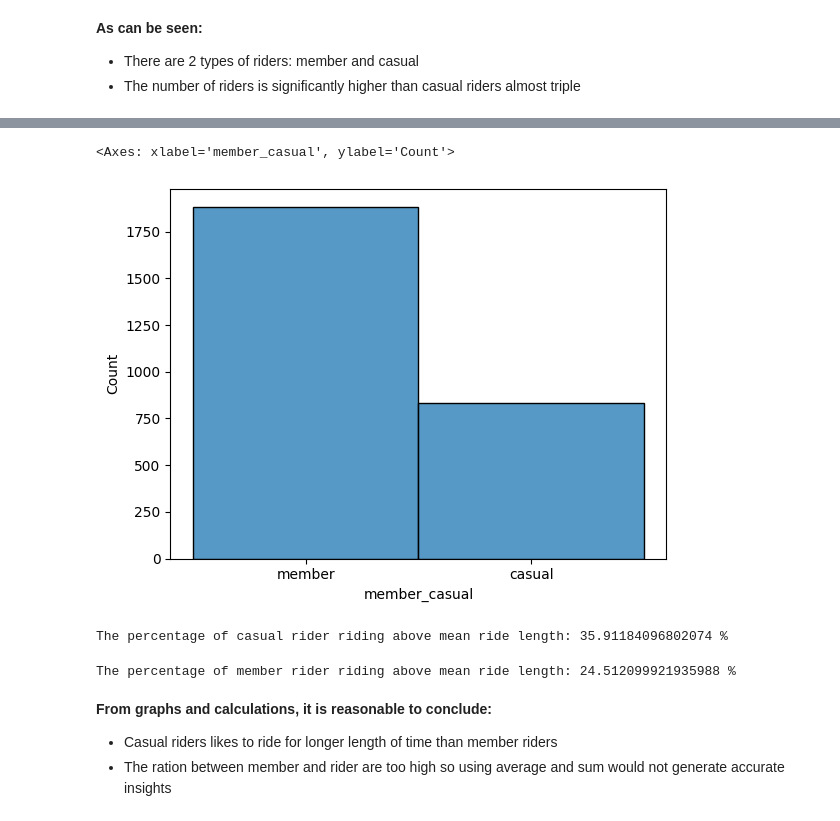
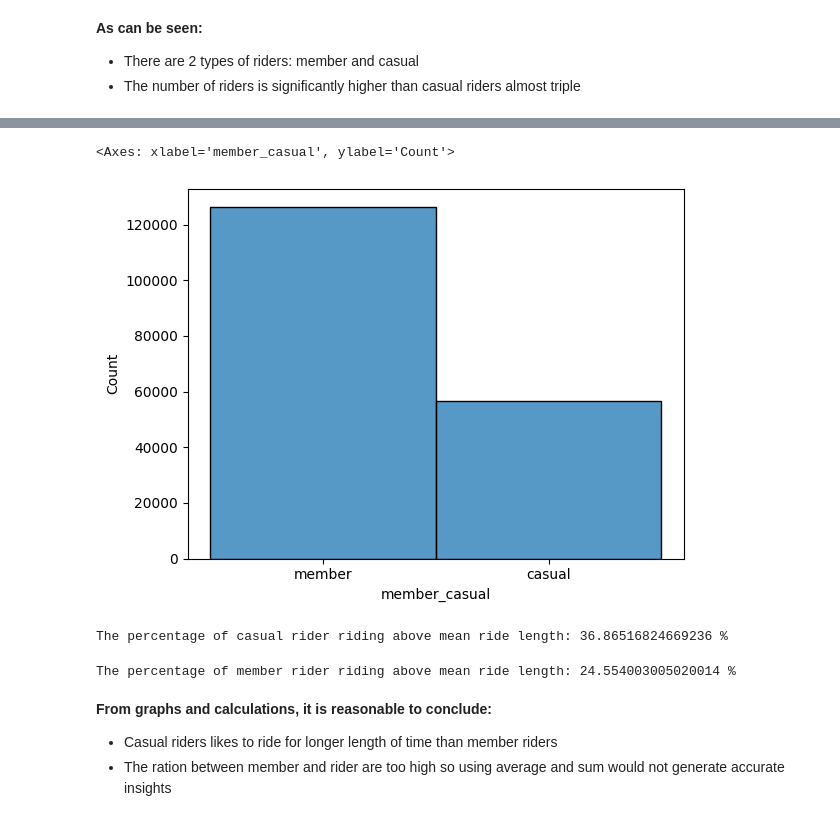
Before and after one commit to ndminh2003/Divvy_Bike_Case_Study_Analysis, a Jupyter notebook: divvy-casestudy.ipynb, the cells around one changed output, grey strips where cells are left out. Saved outputs shown, nothing was run; the diff lists cells and outputs as text; code cells hidden in the pictures.

```diff
--- a/divvy-casestudy.ipynb
+++ b/divvy-casestudy.ipynb
@@ -32,7 +32,7 @@ This dataset has been cleaned, transformed and sampled from GoogleBigQuery. In t
 # Understanding the data
 **Let's import the data**
 # %%
-df = pd.read_csv("/kaggle/input/divvy-sample/Final.csv")
+df = pd.read_csv("/kaggle/input/finaldivvy/bq-results-20240717-042041-1721190391637.csv")
 df.head(10)
 # %% [output]
 |  | ride_id | rideable_type | started_at | ended_at | start_station_name | start_station_id | end_station_name | ... |
@@ -81,7 +81,6 @@ memory usage: 1.3+ MB
 # %%
 df['started_at']=pd.to_datetime(df['started_at'])
 df['ended_at']=pd.to_datetime(df['ended_at'])
-df['ride_length']=df['ended_at']-df['started_at']
 # %%
 df.info()
 # %% [output]
@@ -143,19 +142,19 @@ sns.histplot(x=below_mean_rider['member_casual'])
 # %%
-above_mean_rider = df[df['ride_length']> np.mean(df['ride_length'])]
+above_mean_rider = df[df['ride_length_secs']> np.mean(df['ride_length_secs'])]
 sns.histplot(x=above_mean_rider['member_casual'])
 # %% [output]
 <Axes: xlabel='member_casual', ylabel='Count'>
-[figure, old version]
+[figure, new version]
 # %%
 ratioa = len(above_mean_rider[above_mean_rider['member_casual']=='casual'])/len(df[df['member_casual']=='casual'])
 print('The percentage of casual rider riding above mean ride length:',ratioa*100,'%')
 # %% [output]
-The percentage of casual rider riding above mean ride length: 35.91184096802074 %
+The percentage of casual rider riding above mean ride length: 36.86516824669236 %
 # %%
 ratiob = len(above_mean_rider[above_mean_rider['member_casual']=='member'])/len(df[df['member_casual']=='member'])
 print('The percentage of member rider riding above mean ride length:',ratiob*100,'%')
 # %% [output]
-The percentage of member rider riding above mean ride length: 24.512099921935988 %
+The percentage of member rider riding above mean ride length: 24.554003005020014 %
 # %% [markdown]
 **From graphs and calculations, it is reasonable to conclude:**
 * Casual riders likes to ride for longer length of time than member riders
```
Also changed, not shown: parts of 35 cells of this notebook.
